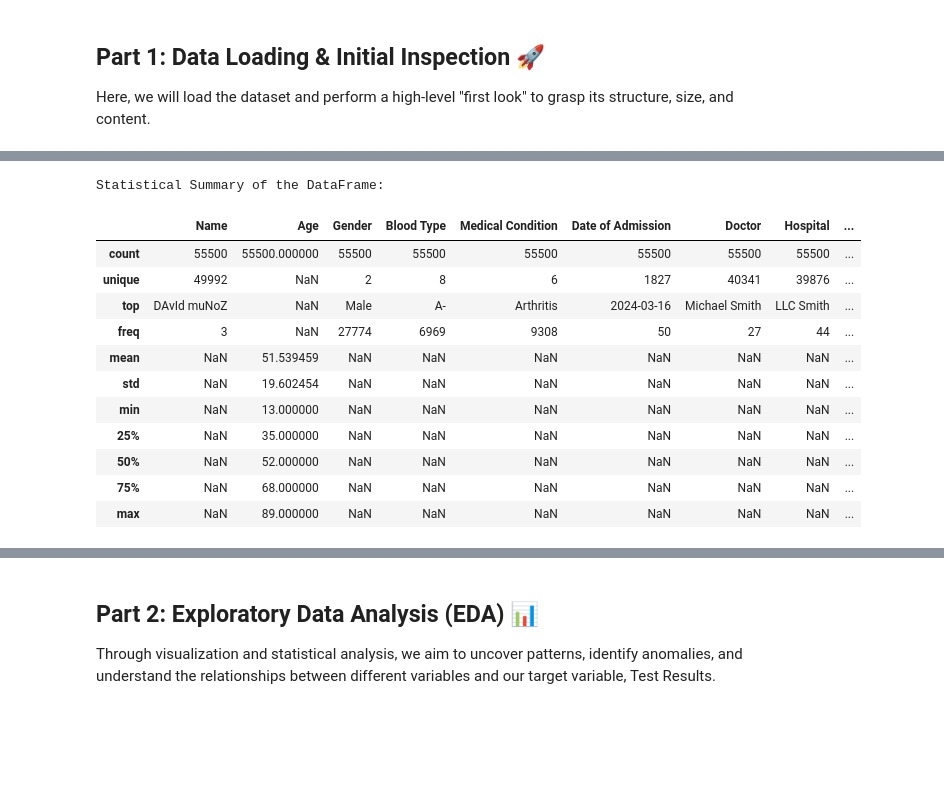
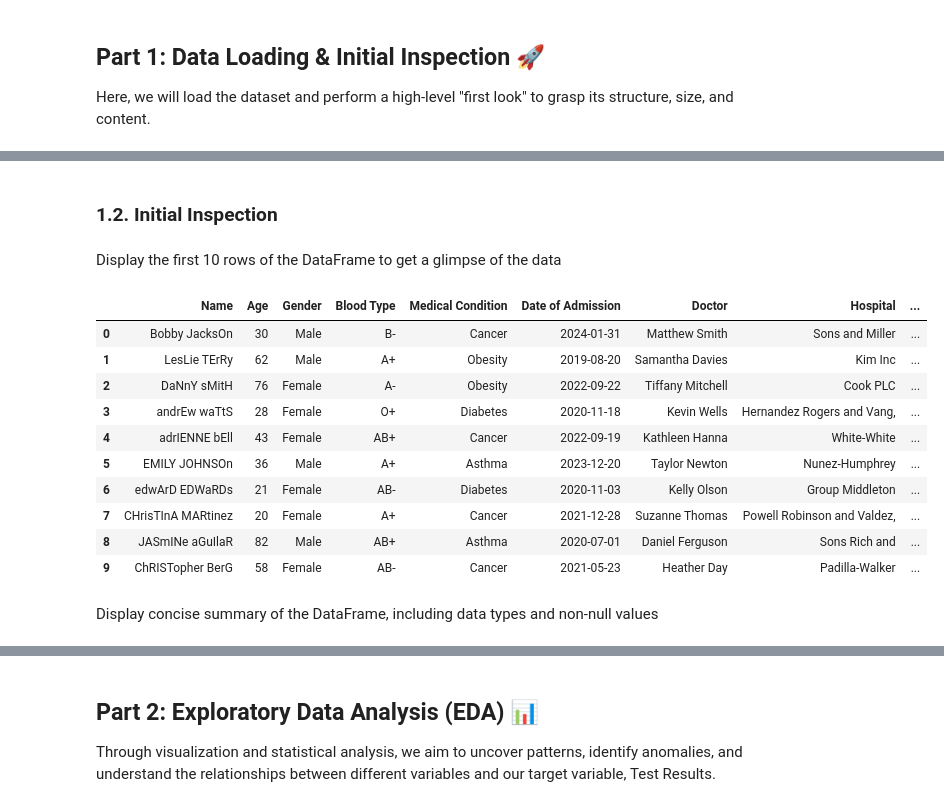
Before and after one commit to LatiefDataVisionary/healthcare-test-results-prediction, a Jupyter notebook: notebooks/notebook.ipynb, the cells around one changed output, grey strips where cells are left out. Drawn from its saved outputs; the diff is of its cells as text; code cells hidden in the pictures; blank space fills up the shorter version.

Commit message:
added codes and passed the code to make it neat earlier in 1.2. Initial Inspection

```diff
--- a/notebooks/notebook.ipynb
+++ b/notebooks/notebook.ipynb
@@ -110,20 +63,20 @@ DataFrame Shape:
-# %%
-# 1.3. Statistical Summary
-
-# Display statistical summary of the DataFrame, including descriptive statistics for all columns
-print("\nStatistical Summary of the DataFrame:")
-display(df.describe(include='all'))
-# %% [output]
-Statistical Summary of the DataFrame:
-|  | Name | Age | Gender | Blood Type | Medical Condition | Date of Admission | Doctor | Hospital | ... |
-| count | 55500 | 55500.000000 | 55500 | 55500 | 55500 | 55500 | 55500 | 55500 | ... |
-| unique | 49992 | NaN | 2 | 8 | 6 | 1827 | 40341 | 39876 | ... |
-| top | DAvId muNoZ | NaN | Male | A- | Arthritis | 2024-03-16 | Michael Smith | LLC Smith | ... |
-| freq | 3 | NaN | 27774 | 6969 | 9308 | 50 | 27 | 44 | ... |
-| mean | NaN | 51.539459 | NaN | NaN | NaN | NaN | NaN | NaN | ... |
-| std | NaN | 19.602454 | NaN | NaN | NaN | NaN | NaN | NaN | ... |
-| min | NaN | 13.000000 | NaN | NaN | NaN | NaN | NaN | NaN | ... |
-| 25% | NaN | 35.000000 | NaN | NaN | NaN | NaN | NaN | NaN | ... |
-| 50% | NaN | 52.000000 | NaN | NaN | NaN | NaN | NaN | NaN | ... |
-| 75% | NaN | 68.000000 | NaN | NaN | NaN | NaN | NaN | NaN | ... |
-| max | NaN | 89.000000 | NaN | NaN | NaN | NaN | NaN | NaN | ... |
+# %% [markdown]
+### **1.2. Initial Inspection**
+# %% [markdown]
+Display the first 10 rows of the DataFrame to get a glimpse of the data
+# %%
+df.head(10)
+# %% [output]
+|  | Name | Age | Gender | Blood Type | Medical Condition | Date of Admission | Doctor | Hospital | ... |
+| 0 | Bobby JacksOn | 30 | Male | B- | Cancer | 2024-01-31 | Matthew Smith | Sons and Miller | ... |
+| 1 | LesLie TErRy | 62 | Male | A+ | Obesity | 2019-08-20 | Samantha Davies | Kim Inc | ... |
+| 2 | DaNnY sMitH | 76 | Female | A- | Obesity | 2022-09-22 | Tiffany Mitchell | Cook PLC | ... |
+| 3 | andrEw waTtS | 28 | Female | O+ | Diabetes | 2020-11-18 | Kevin Wells | Hernandez Rogers and Vang, | ... |
+| 4 | adrIENNE bEll | 43 | Female | AB+ | Cancer | 2022-09-19 | Kathleen Hanna | White-White | ... |
+| 5 | EMILY JOHNSOn | 36 | Male | A+ | Asthma | 2023-12-20 | Taylor Newton | Nunez-Humphrey | ... |
+| 6 | edwArD EDWaRDs | 21 | Female | AB- | Diabetes | 2020-11-03 | Kelly Olson | Group Middleton | ... |
+| 7 | CHrisTInA MARtinez | 20 | Female | A+ | Cancer | 2021-12-28 | Suzanne Thomas | Powell Robinson and Valdez, | ... |
+| 8 | JASmINe aGuIlaR | 82 | Male | AB+ | Asthma | 2020-07-01 | Daniel Ferguson | Sons Rich and | ... |
+| 9 | ChRISTopher BerG | 58 | Female | AB- | Cancer | 2021-05-23 | Heather Day | Padilla-Walker | ... |
+# %% [markdown]
+Display concise summary of the DataFrame, including data types and non-null values
```
Also changed, not shown: parts of 13 cells of this notebook.
